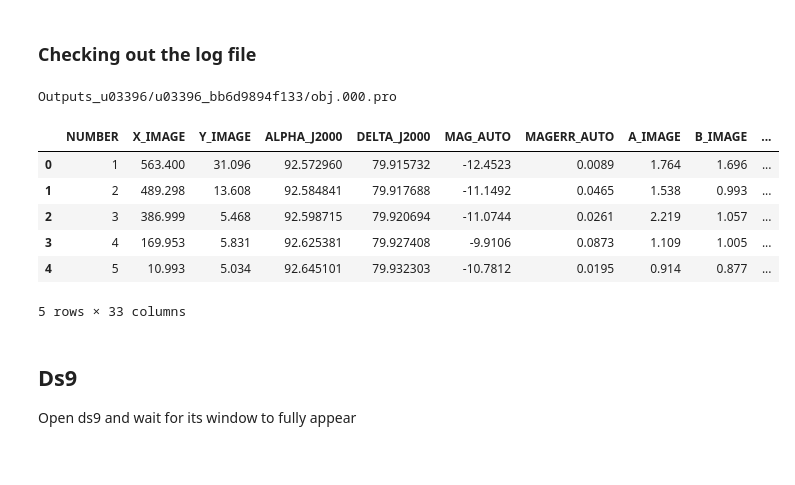
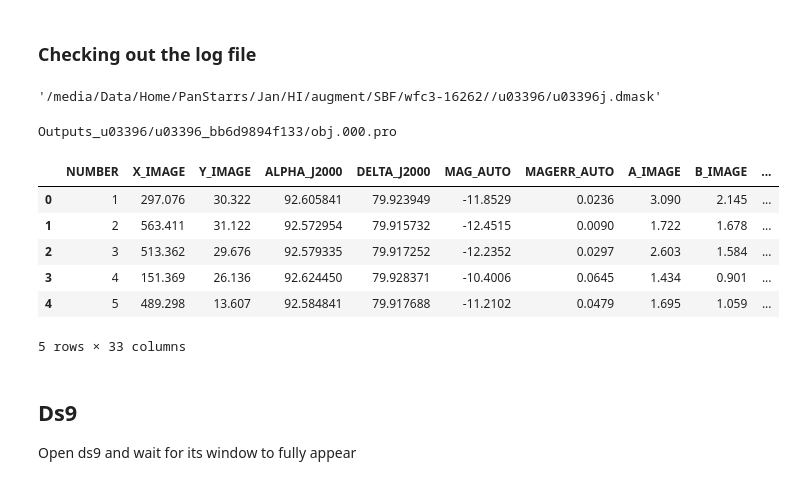
Before and after one commit to ekourkchi/old-SBF, a Jupyter notebook: notebooks/Sextractor_foreground.ipynb, the cells around one changed output. Saved outputs shown, nothing was run; the diff lists cells and outputs as text; code cells hidden in the pictures.

```diff
--- a/notebooks/Sextractor_foreground.ipynb
+++ b/notebooks/Sextractor_foreground.ipynb
@@ -60,24 +60,29 @@ Config["Y0"] = Y0
 ## renuc factors for Sextractor
 ## 100 Mpc renuc = 1.5
 ## 20 Mpc renuc = 7
+# %%
+Dmask = inFolder + "{}/{}j.dmask".format(name, name)
+Dmask
+# %% [output]
+'/media/Data/Home/PanStarrs/Jan/HI/augment/SBF/wfc3-16262//u03396/u03396j.dmask'
 # %%
 r_aperture = 20  # [pix] radius of the avoding zone
 
 # used Dmask instead of mask1
-catalName, catal_df, sex_objname, sex_mask, sex_masked, residual = SExtract(model=0, mask=1,
+catalName, catal_df, sex_objname, sex_mask, sex_masked, residual = SExtract(model=0,
                                        smooth=1.0, minArea=10, thresh=2.5,
                                        r_aperture = r_aperture,   # [pixel] ignore objects within the aperture
                                        renuc=2, **Config)
 
 catal_df.head()
 # %% [output]
 Outputs_u03396/u03396_bb6d9894f133/obj.000.pro
 |  | NUMBER | X_IMAGE | Y_IMAGE | ALPHA_J2000 | DELTA_J2000 | MAG_AUTO | MAGERR_AUTO | A_IMAGE | B_IMAGE | ... |
-| 0 | 1 | 563.400 | 31.096 | 92.572960 | 79.915732 | -12.4523 | 0.0089 | 1.764 | 1.696 | ... |
-| 1 | 2 | 489.298 | 13.608 | 92.584841 | 79.917688 | -11.1492 | 0.0465 | 1.538 | 0.993 | ... |
-| 2 | 3 | 386.999 | 5.468 | 92.598715 | 79.920694 | -11.0744 | 0.0261 | 2.219 | 1.057 | ... |
-| 3 | 4 | 169.953 | 5.831 | 92.625381 | 79.927408 | -9.9106 | 0.0873 | 1.109 | 1.005 | ... |
-| 4 | 5 | 10.993 | 5.034 | 92.645101 | 79.932303 | -10.7812 | 0.0195 | 0.914 | 0.877 | ... |
+| 0 | 1 | 297.076 | 30.322 | 92.605841 | 79.923949 | -11.8529 | 0.0236 | 3.090 | 2.145 | ... |
+| 1 | 2 | 563.411 | 31.122 | 92.572954 | 79.915732 | -12.4515 | 0.0090 | 1.722 | 1.678 | ... |
+| 2 | 3 | 513.362 | 29.676 | 92.579335 | 79.917252 | -12.2352 | 0.0297 | 2.603 | 1.584 | ... |
+| 3 | 4 | 151.369 | 26.136 | 92.624450 | 79.928371 | -10.4006 | 0.0645 | 1.434 | 0.901 | ... |
+| 4 | 5 | 489.298 | 13.607 | 92.584841 | 79.917688 | -11.2102 | 0.0479 | 1.695 | 1.059 | ... |
 5 rows × 33 columns
 # %% [markdown]
 ## Ds9
```
Also changed, not shown: parts of 7 cells of this notebook, 4 other files.
